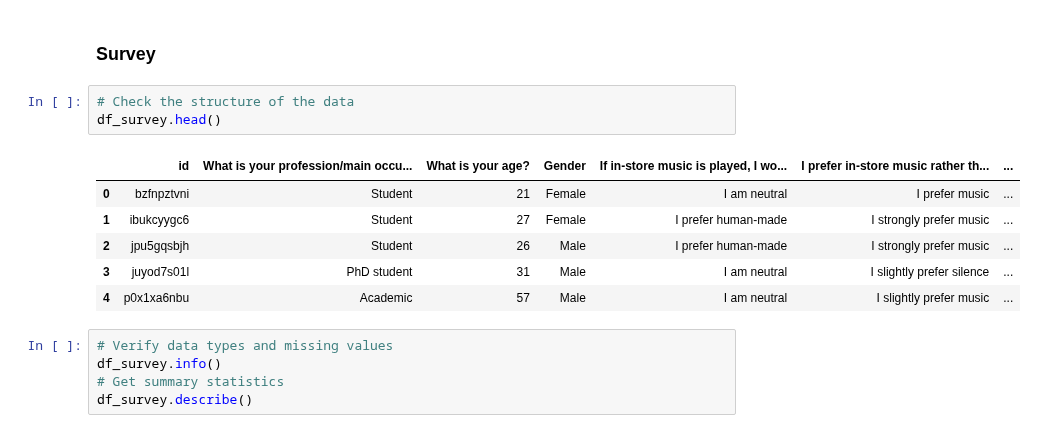
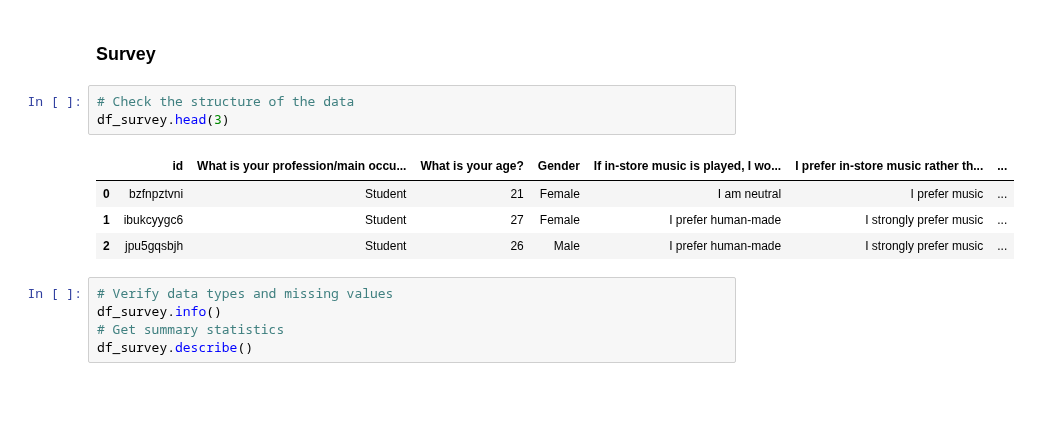
Before and after one commit to emmenru/Music-AI-workshop, a Jupyter notebook: AI-music-workshop.ipynb, the cells around one changed output. Saved outputs shown, nothing was run; the diff lists cells and outputs as text; blank space fills up the shorter version.

```diff
--- a/AI-music-workshop.ipynb
+++ b/AI-music-workshop.ipynb
@@ -50,14 +45,12 @@ df_survey = pd.read_csv(file_path_2)
 ### Survey
 # %%
 # Check the structure of the data
-df_survey.head()
+df_survey.head(3)
 # %% [output]
 |  | id | What is your profession/main occu... | What is your age? | Gender | If in-store music is played, I wo... | I prefer in-store music rather th... | ... |
 | 0 | bzfnpztvni | Student | 21 | Female | I am neutral | I prefer music | ... |
 | 1 | ibukcyygc6 | Student | 27 | Female | I prefer human-made | I strongly prefer music | ... |
 | 2 | jpu5gqsbjh | Student | 26 | Male | I prefer human-made | I strongly prefer music | ... |
-| 3 | juyod7s01l | PhD student | 31 | Male | I am neutral | I slightly prefer silence | ... |
-| 4 | p0x1xa6nbu | Academic | 57 | Male | I am neutral | I slightly prefer music | ... |
 # %%
 # Verify data types and missing values
 df_survey.info()
```
Also changed, not shown: parts of 65 cells of this notebook, 2 other files.
